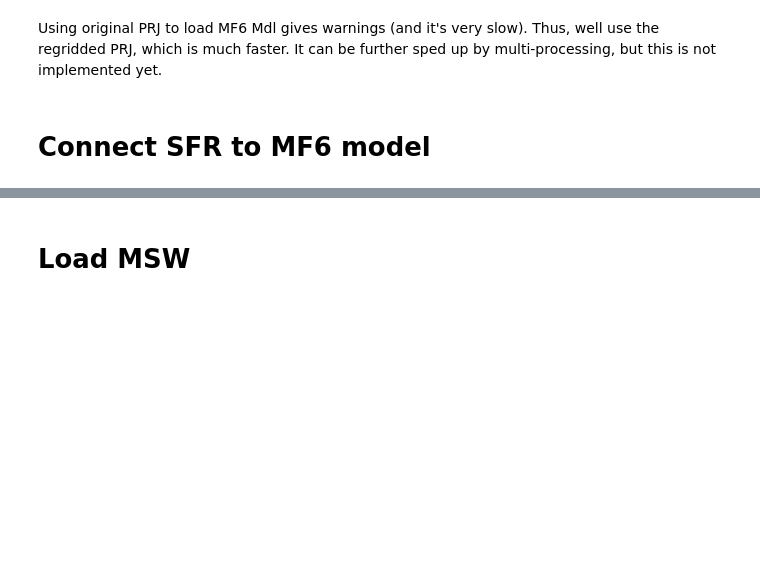
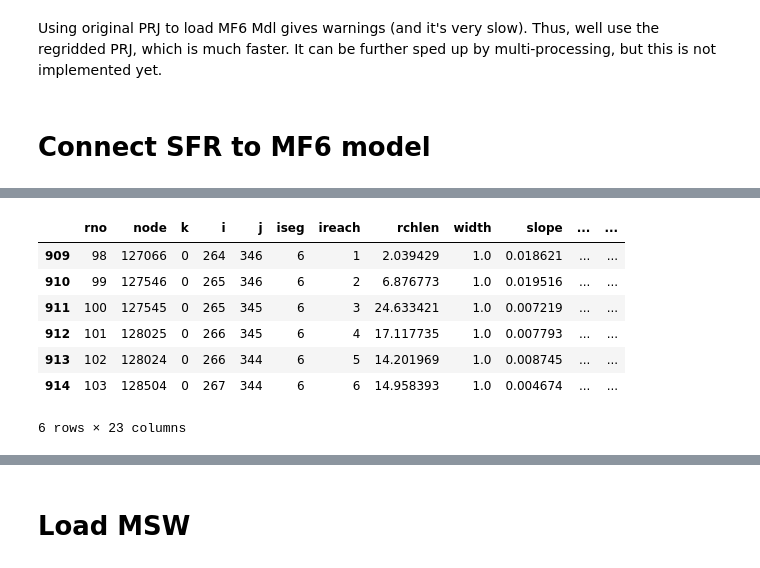
Before and after one commit to Ydrolog/WS_Mdl, a Jupyter notebook: code/Jupyter/PrP/SFRmaker/SFRmaker_NBr33.ipynb, the cells around one changed output, grey strips where cells are left out. Drawn from its saved outputs; the diff is of its cells as text; code cells hidden in the pictures; blank space fills up the shorter version.

```diff
--- a/code/Jupyter/PrP/SFRmaker/SFRmaker_NBr33.ipynb
+++ b/code/Jupyter/PrP/SFRmaker/SFRmaker_NBr33.ipynb
@@ -842,0 +835,11 @@ print(f"Grid size: {sfrmaker_grid.size}")
+# %%
+DF_reach.loc[DF_reach['name'] == 'OVK01448']
+# %% [output]
+|  | rno | node | k | i | j | iseg | ireach | rchlen | width | slope | ... | ... |
+| 909 | 98 | 127066 | 0 | 264 | 346 | 6 | 1 | 2.039429 | 1.0 | 0.018621 | ... | ... |
+| 910 | 99 | 127546 | 0 | 265 | 346 | 6 | 2 | 6.876773 | 1.0 | 0.019516 | ... | ... |
+| 911 | 100 | 127545 | 0 | 265 | 345 | 6 | 3 | 24.633421 | 1.0 | 0.007219 | ... | ... |
+| 912 | 101 | 128025 | 0 | 266 | 345 | 6 | 4 | 17.117735 | 1.0 | 0.007793 | ... | ... |
+| 913 | 102 | 128024 | 0 | 266 | 344 | 6 | 5 | 14.201969 | 1.0 | 0.008745 | ... | ... |
+| 914 | 103 | 128504 | 0 | 267 | 344 | 6 | 6 | 14.958393 | 1.0 | 0.004674 | ... | ... |
+6 rows × 23 columns
```
Also changed, not shown: parts of 38 cells of this notebook, 1 other file.
